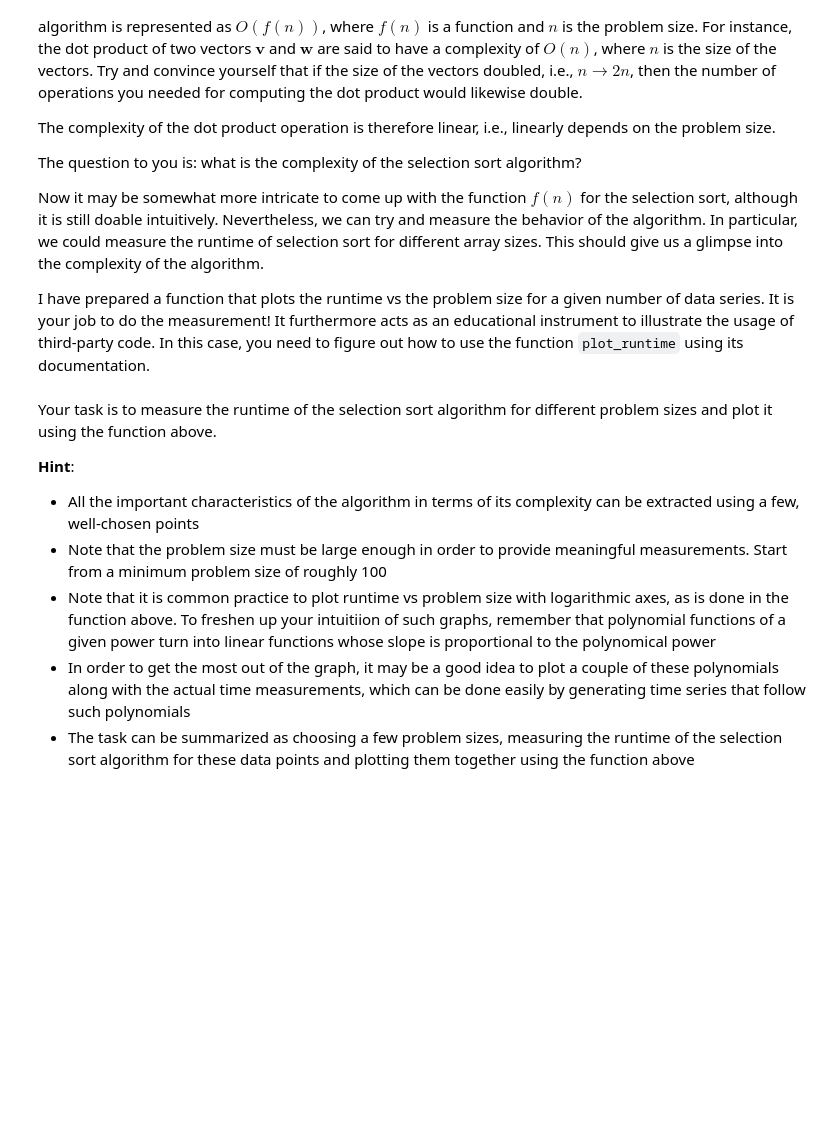
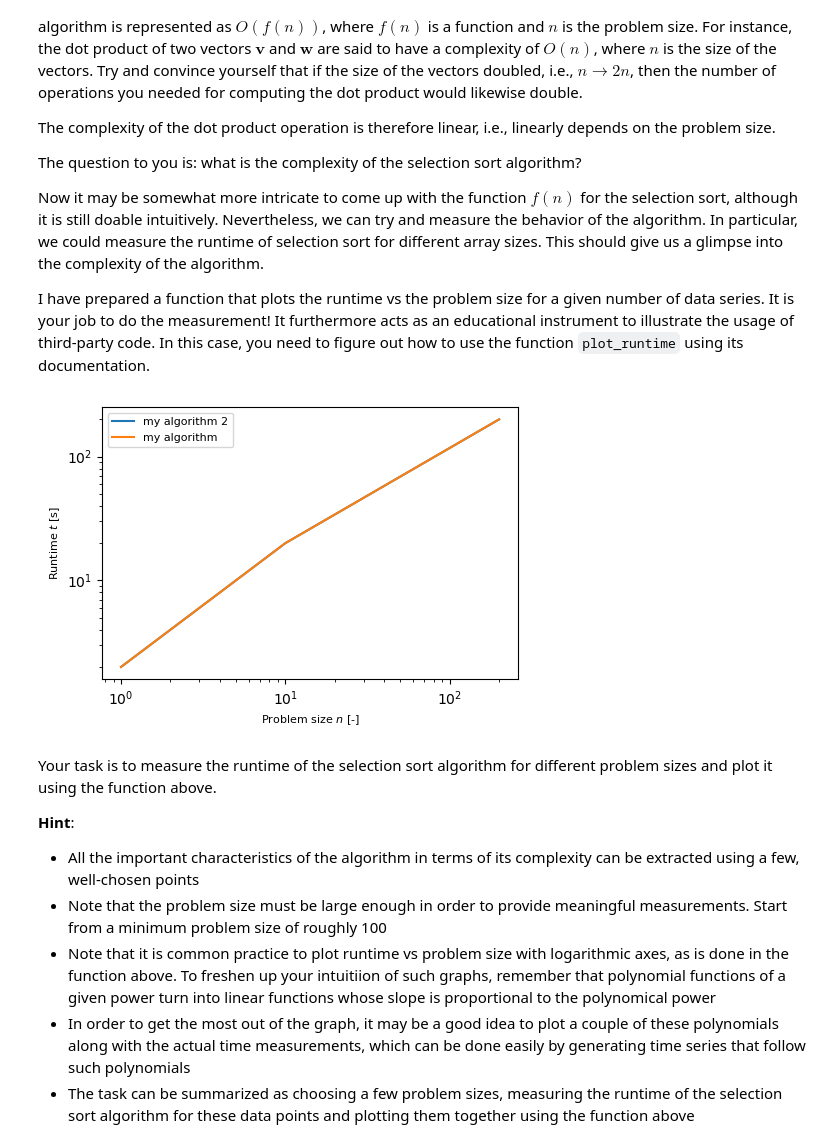
Before and after one commit to alifhasyim/SP-WS25-26, a Jupyter notebook: Week5/week_05.ipynb, the cells around one changed output. Cells and saved outputs as stored; diff of their text form; code cells hidden in the pictures; blank space fills up the shorter version.

```diff
--- a/Week5/week_05.ipynb
+++ b/Week5/week_05.ipynb
@@ -103,6 +103,8 @@ def is_sorted(v):
 # %% [markdown]
 Go ahead and check if your array is indeed sorted. Initialize a few different arrays at random to make sure you are not just getting lucky.
 # %%
+import time
+t1 = time.time()
 # Code here
 n = 10
 # Initialize the original item array
@@ -111,7 +113,11 @@ for i in range(n):
     original.append(randrange(n))
 print(f"My original array: {original}")
 # Sort using selection sort
-sorted_new = is_sorted(original)
+sorted_new = selection_sort(original)
+sorted_final = is_sorted(sorted_new)
 # Print out the sorted array
-print(f"My sorted array: {sorted_new}")
+print(f"My sorted array: {sorted_final}")
+# measured time measurement
+t2 = time.time()
+print(f"My time elapse: {t2-t1} second")
 # %% [output]
@@ -149,34 +156,36 @@ def plot_runtime(data):
 
     In other words, data is
     [(n0, t0, label0), (n1, t1, label1), ...] where
     n0, n1, ... are arrays representing the problem sizes of each series,
     t0, t1, ... are arrays representing the runtime measurements of each series and
     label0, label1, ... are the labels of each series.
 
     It is therefore  possible to use this function to plot multiple data series at once.
     """
 
     fig, ax = plt.subplots(figsize=(5,3.5))
     # Logarithmic axes
     for p in data:
         ax.loglog(p[0], p[1], label = p[2])
     ax.set_xlabel(r"Problem size $n$ [-]", fontsize = 8)
     ax.set_ylabel(r"Runtime $t$ [s]", fontsize = 8)
     ax.legend(fontsize = 8)
     plt.tight_layout()
 
 
 n0 = [1, 10, 200]
 t0 = [2, 20, 200]
 label0 = "my algorithm"
 
 n = [1, 10, 200]
 t = [2, 20, 200]
-label = "my algorithm"
+label = "my algorithm 2"
 
 data = [(n, t, label), (n0, t0, label0)]
 
 plot_runtime(data)
+# %% [output]
+[figure, added]
 # %% [markdown]
 Your task is to measure the runtime of the selection sort algorithm for different problem sizes and plot it using the function above.
 
```
Also changed, not shown: parts of 4 cells of this notebook, 2 other files.
